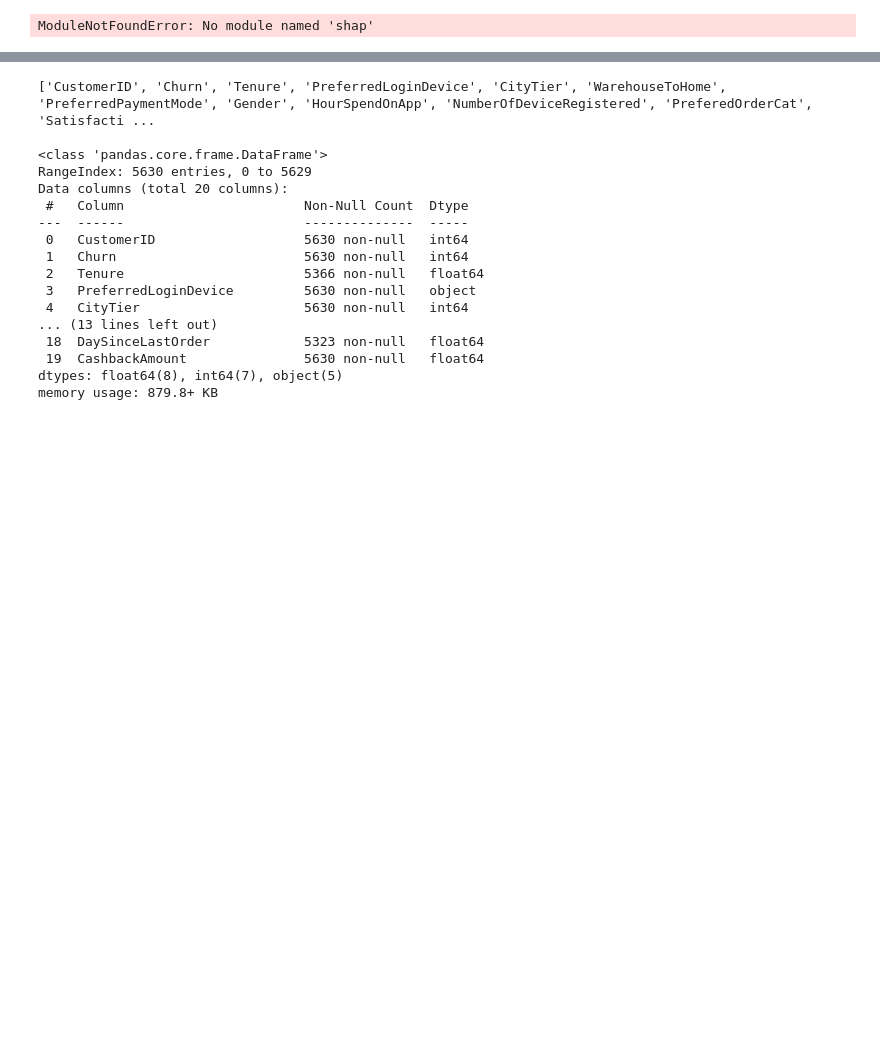
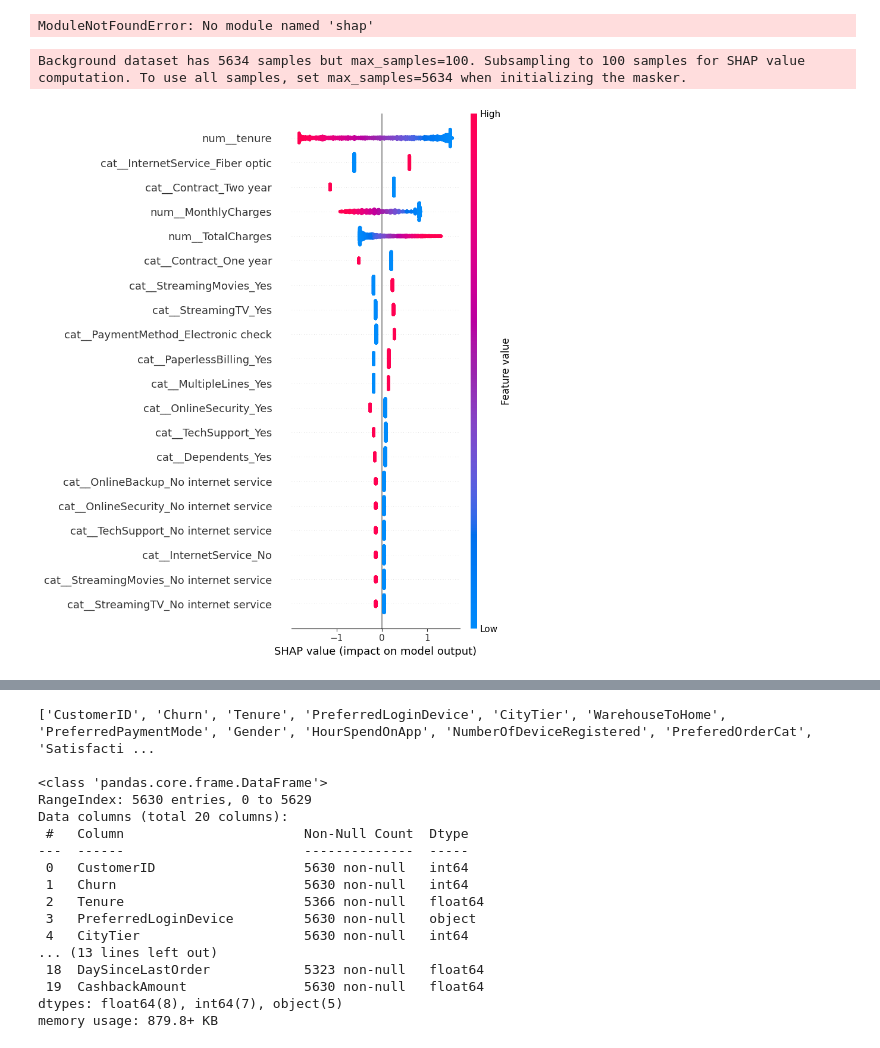
Before and after one commit to crazyEj/Customer-Church-Prediction-System, a Jupyter notebook: notebooks/01_exploration.ipynb, the cells around one changed output, grey strips where cells are left out. Cells and saved outputs as stored; diff of their text form; code cells hidden in the pictures; blank space fills up the shorter version.

Commit message:
added charts every feature ranked by how much it influences predictions, color-coded by whether high or low values of that feature push toward "churn" or away from it

```diff
--- a/notebooks/01_exploration.ipynb
+++ b/notebooks/01_exploration.ipynb
@@ -48,3 +48,25 @@ X_train, X_test, y_train, y_test = joblib.load("../data/processed/train_test_dat
 feature_names = preprocessor.get_feature_names_out()
 # %% [output]
 ModuleNotFoundError: No module named 'shap'
+# %%
+import shap
+import joblib
+
+model = joblib.load("../saved_models/churn_model.pkl")
+preprocessor = joblib.load("../saved_models/preprocessor.pkl")
+X_train, X_test, y_train, y_test = joblib.load("../data/processed/train_test_data.pkl")
+
+feature_names = preprocessor.get_feature_names_out()
+# %%
+# LinearExplainer is the right choice for Logistic Regression
+# (fast, exact — not an approximation like the general-purpose
+# KernelExplainer would need to be for arbitrary models)
+explainer = shap.LinearExplainer(model, X_train, feature_names=feature_names)
+shap_values = explainer(X_test)
+
+# Global feature importance: which features matter most, on average,
+# across all test predictions
+shap.summary_plot(shap_values, X_test, feature_names=feature_names)
+# %% [output]
+Background dataset has 5634 samples but max_samples=100. Subsampling to 100 samples for SHAP value computation. To use all samples, set max_samples=5634 when initializing the masker.
+[figure, added]
```
Also changed, not shown: parts of 1 cell of this notebook.
